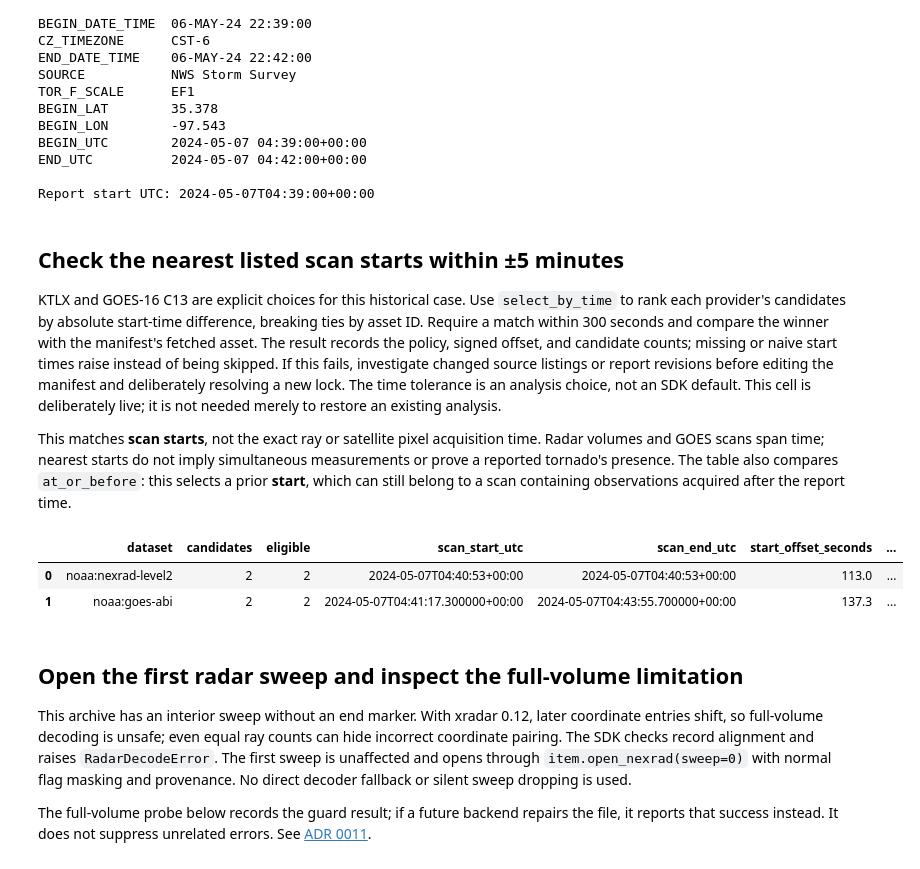
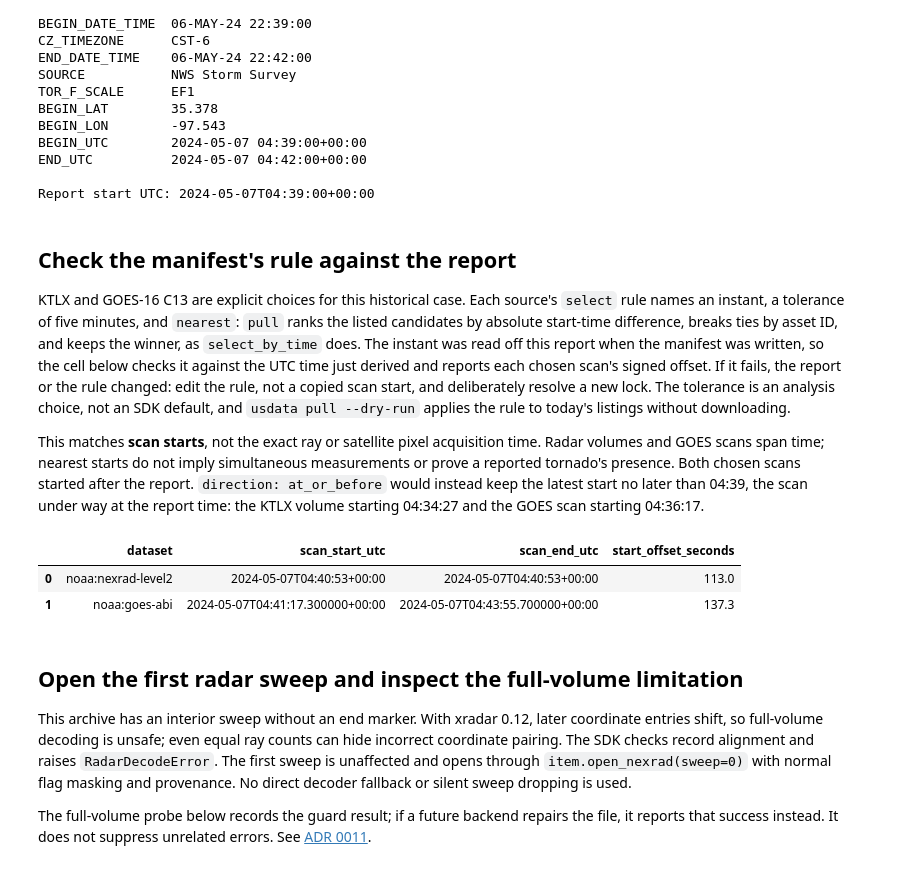
Before and after one commit to jakeryderv/usdata, a Jupyter notebook: examples/studies/event-context/event-context.ipynb, the cells around one changed output. Drawn from its saved outputs; the diff is of its cells as text; code cells hidden in the pictures.

```diff
--- a/examples/studies/event-context/event-context.ipynb
+++ b/examples/studies/event-context/event-context.ipynb
@@ -172,60 +171,50 @@ END_UTC          2024-05-07 04:42:00+00:00
 
 Report start UTC: 2024-05-07T04:39:00+00:00
 # %% [markdown]
-## Check the nearest listed scan starts within ±5 minutes
+## Check the manifest's rule against the report
 
-KTLX and GOES-16 C13 are explicit choices for this historical case. Use
-`select_by_time` to rank each provider's candidates by absolute start-time
-difference, breaking ties by asset ID. Require a match within 300 seconds and
-compare the winner with the manifest's fetched asset. The result records the
-policy, signed offset, and candidate counts; missing or naive start times raise
-instead of being skipped. If this fails, investigate changed source listings or
-report revisions before editing the manifest and deliberately resolving a new
-lock. The time tolerance is an analysis choice, not an SDK default. This cell is
-deliberately live; it is not needed merely to restore an existing analysis.
+KTLX and GOES-16 C13 are explicit choices for this historical case. Each
+source's `select` rule names an instant, a tolerance of five minutes, and
+`nearest`: `pull` ranks the listed candidates by absolute start-time difference,
+breaks ties by asset ID, and keeps the winner, as `select_by_time` does. The
+instant was read off this report when the manifest was written, so the cell
+below checks it against the UTC time just derived and reports each chosen
+scan's signed offset. If it fails, the report or the rule changed: edit the
+rule, not a copied scan start, and deliberately resolve a new lock. The
+tolerance is an analysis choice, not an SDK default, and `usdata pull --dry-run`
+applies the rule to today's listings without downloading.
 
 This matches **scan starts**, not the exact ray or satellite pixel acquisition
 time. Radar volumes and GOES scans span time; nearest starts do not imply
-simultaneous measurements or prove a reported tornado's presence. The table also
-compares `at_or_before`: this selects a prior **start**, which can still belong
-to a scan containing observations acquired after the report time.
+simultaneous measurements or prove a reported tornado's presence. Both chosen
+scans started after the report. `direction: at_or_before` would instead keep the
+latest start no later than 04:39, the scan under way at the report time: the
+KTLX volume starting 04:34:27 and the GOES scan starting 04:36:17.
 # %%
 matches = []
-for dataset_id, params in [
-    ("noaa:nexrad-level2", {"site": "KTLX"}),
-    ("noaa:goes-abi", {"satellite": 16, "channel": 13}),
-]:
-    query = build_query(
-        start=event_time - timedelta(minutes=5), end=event_time + timedelta(minutes=5), **params
-    )
-    with load_adapter(get(dataset_id)) as provider:
-        candidates = provider.list_assets(query)
-    selection = select_by_time(
-        candidates, target=event_time, tolerance=timedelta(minutes=5), direction="nearest"
-    )
-    prior = select_by_time(
-        candidates, target=event_time, tolerance=timedelta(minutes=5), direction="at_or_before"
-    )
-    assert selection.asset is not None, f"No scan start within tolerance: {dataset_id}"
-    nearest = selection.asset
-    delta = selection.offset_seconds
-    assert nearest.id == items[dataset_id].asset.id, "Revisit the manifest selection"
+for source in Manifest.load(manifest).sources:
+    rule = source.select
+    if rule is None:
+        continue
+    assert rule.time == event_time, "Revisit the manifest's select time"
+    assert (rule.within, rule.direction) == (timedelta(minutes=5), "nearest")
+    scan = items[source.dataset].asset.time
+    offset = (scan.start - event_time).total_seconds()
+    assert abs(offset) <= rule.within.total_seconds()
     matches.append(
         {
-            "dataset": dataset_id,
-            "candidates": selection.candidate_count,
-            "eligible": selection.eligible_count,
-            "scan_start_utc": nearest.time.start.isoformat(),
-            "scan_end_utc": nearest.time.end.isoformat(),
-            "start_offset_seconds": delta,
-            "prior_start_offset_seconds": prior.offset_seconds,
+            "dataset": source.dataset,
+            "scan_start_utc": scan.start.isoformat(),
+            "scan_end_utc": scan.end.isoformat(),
+            "start_offset_seconds": offset,
         }
     )
+assert len(matches) == 2
 pd.DataFrame(matches)
 # %% [output]
-|  | dataset | candidates | eligible | scan_start_utc | scan_end_utc | start_offset_seconds | ... |
-| 0 | noaa:nexrad-level2 | 2 | 2 | 2024-05-07T04:40:53+00:00 | 2024-05-07T04:40:53+00:00 | 113.0 | ... |
-| 1 | noaa:goes-abi | 2 | 2 | 2024-05-07T04:41:17.300000+00:00 | 2024-05-07T04:43:55.700000+00:00 | 137.3 | ... |
+|  | dataset | scan_start_utc | scan_end_utc | start_offset_seconds |
+| 0 | noaa:nexrad-level2 | 2024-05-07T04:40:53+00:00 | 2024-05-07T04:40:53+00:00 | 113.0 |
+| 1 | noaa:goes-abi | 2024-05-07T04:41:17.300000+00:00 | 2024-05-07T04:43:55.700000+00:00 | 137.3 |
 # %% [markdown]
 ## Open the first radar sweep and inspect the full-volume limitation
 
```
Also changed, not shown: parts of 8 cells of this notebook, 18 other files.
